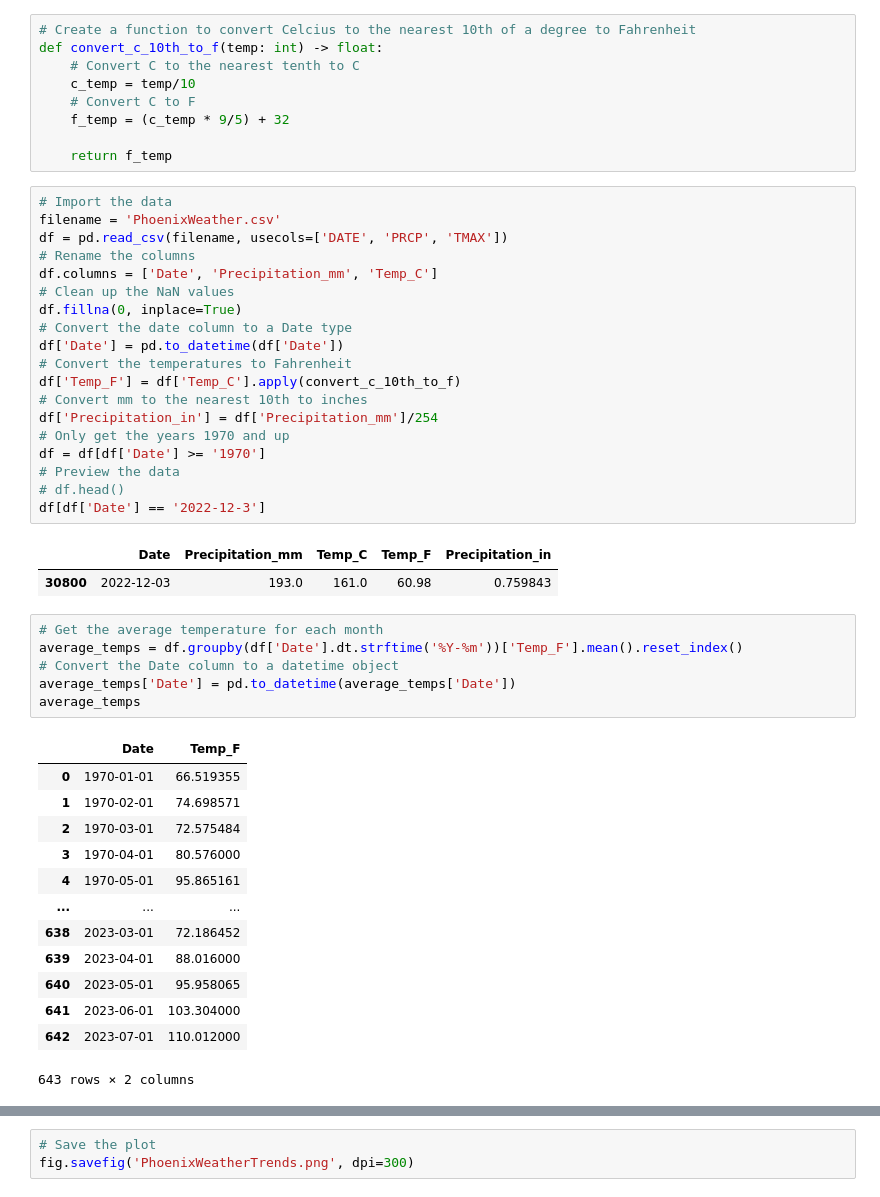
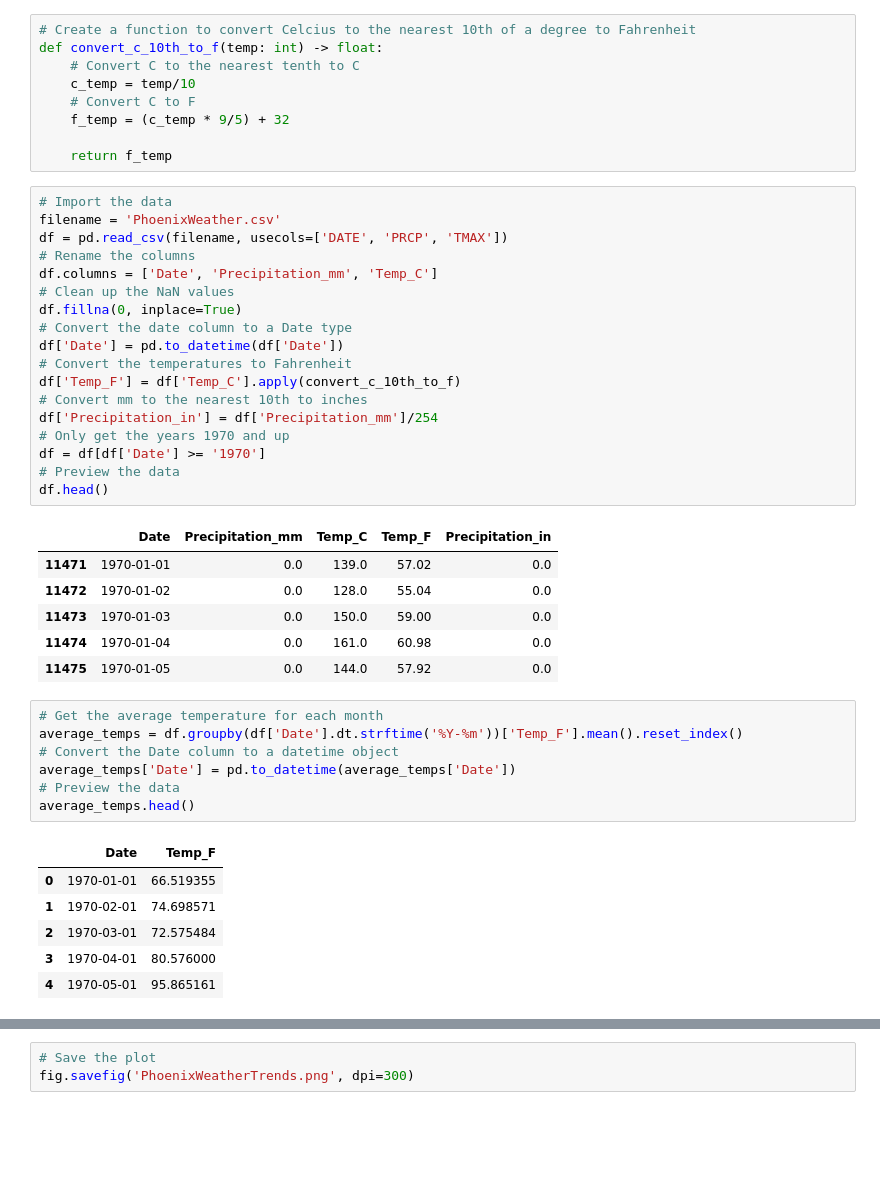
Before and after one commit to sch0lars/PhoenixClimateData, a Jupyter notebook: phoenix_weather.ipynb, the cells around one changed output, grey strips where cells are left out. Drawn from its saved outputs; the diff is of its cells as text; blank space fills up the shorter version.

```diff
--- a/phoenix_weather.ipynb
+++ b/phoenix_weather.ipynb
@@ -15,31 +15,35 @@ def convert_c_10th_to_f(temp: int) -> float:
 # %%
 # Import the data
 filename = 'PhoenixWeather.csv'
 df = pd.read_csv(filename, usecols=['DATE', 'PRCP', 'TMAX'])
 # Rename the columns
 df.columns = ['Date', 'Precipitation_mm', 'Temp_C']
 # Clean up the NaN values
 df.fillna(0, inplace=True)
 # Convert the date column to a Date type
 df['Date'] = pd.to_datetime(df['Date'])
 # Convert the temperatures to Fahrenheit
 df['Temp_F'] = df['Temp_C'].apply(convert_c_10th_to_f)
 # Convert mm to the nearest 10th to inches
 df['Precipitation_in'] = df['Precipitation_mm']/254
 # Only get the years 1970 and up
 df = df[df['Date'] >= '1970']
 # Preview the data
-# df.head()
-df[df['Date'] == '2022-12-3']
+df.head()
 # %% [output]
 |  | Date | Precipitation_mm | Temp_C | Temp_F | Precipitation_in |
-| 30800 | 2022-12-03 | 193.0 | 161.0 | 60.98 | 0.759843 |
+| 11471 | 1970-01-01 | 0.0 | 139.0 | 57.02 | 0.0 |
+| 11472 | 1970-01-02 | 0.0 | 128.0 | 55.04 | 0.0 |
+| 11473 | 1970-01-03 | 0.0 | 150.0 | 59.00 | 0.0 |
+| 11474 | 1970-01-04 | 0.0 | 161.0 | 60.98 | 0.0 |
+| 11475 | 1970-01-05 | 0.0 | 144.0 | 57.92 | 0.0 |
 # %%
 # Get the average temperature for each month
 average_temps = df.groupby(df['Date'].dt.strftime('%Y-%m'))['Temp_F'].mean().reset_index()
 # Convert the Date column to a datetime object
 average_temps['Date'] = pd.to_datetime(average_temps['Date'])
-average_temps
+# Preview the data
+average_temps.head()
 # %% [output]
 |  | Date | Temp_F |
 | 0 | 1970-01-01 | 66.519355 |
@@ -47,13 +51,6 @@ average_temps
 | 2 | 1970-03-01 | 72.575484 |
 | 3 | 1970-04-01 | 80.576000 |
 | 4 | 1970-05-01 | 95.865161 |
-| ... | ... | ... |
-| 638 | 2023-03-01 | 72.186452 |
-| 639 | 2023-04-01 | 88.016000 |
-| 640 | 2023-05-01 | 95.958065 |
-| 641 | 2023-06-01 | 103.304000 |
-| 642 | 2023-07-01 | 110.012000 |
-643 rows × 2 columns
 # %%
 # Get the number of days with 100+ temps per year
 days_over_100 = df.groupby(df['Date'].dt.year)['Temp_F'].agg(lambda x: x.ge(100).sum())
```
Also changed, not shown: parts of 3 cells of this notebook.
